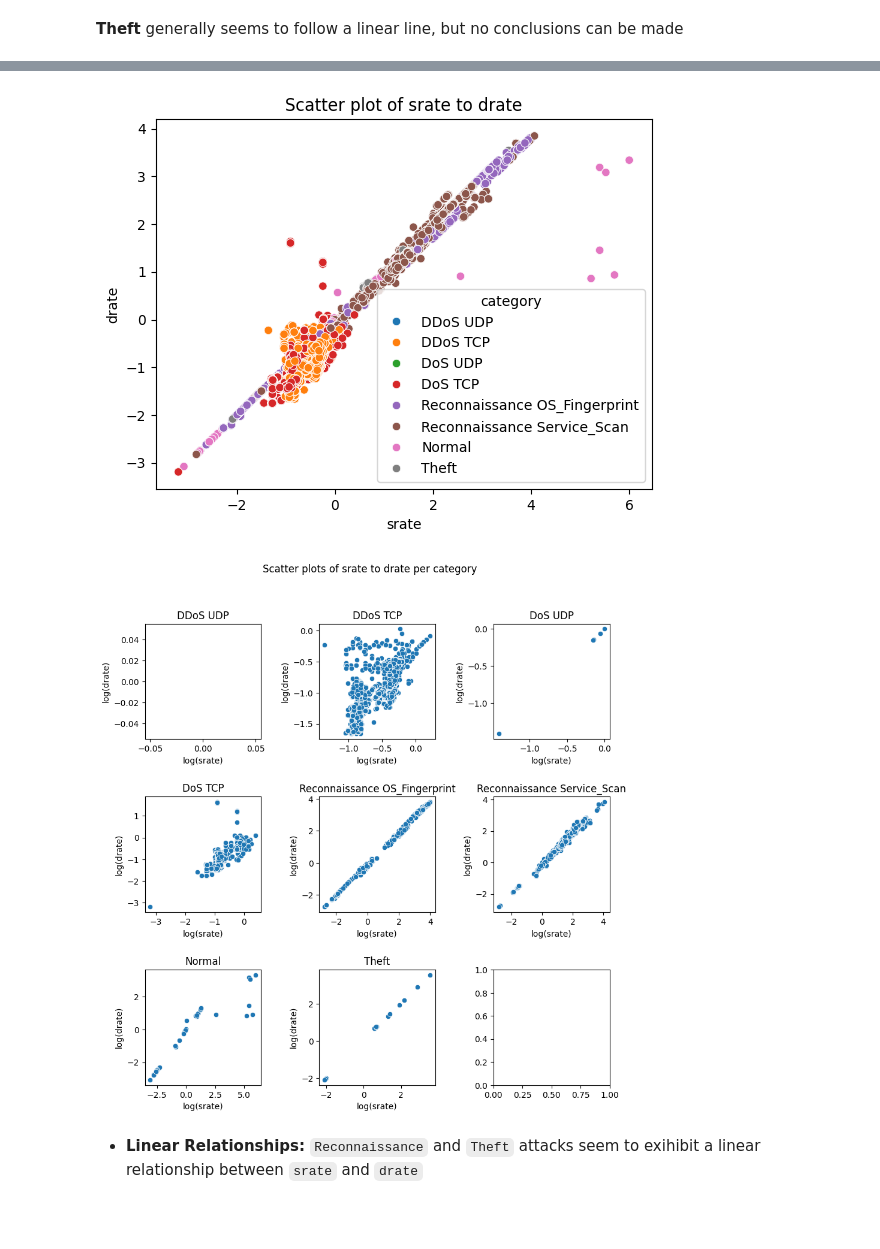
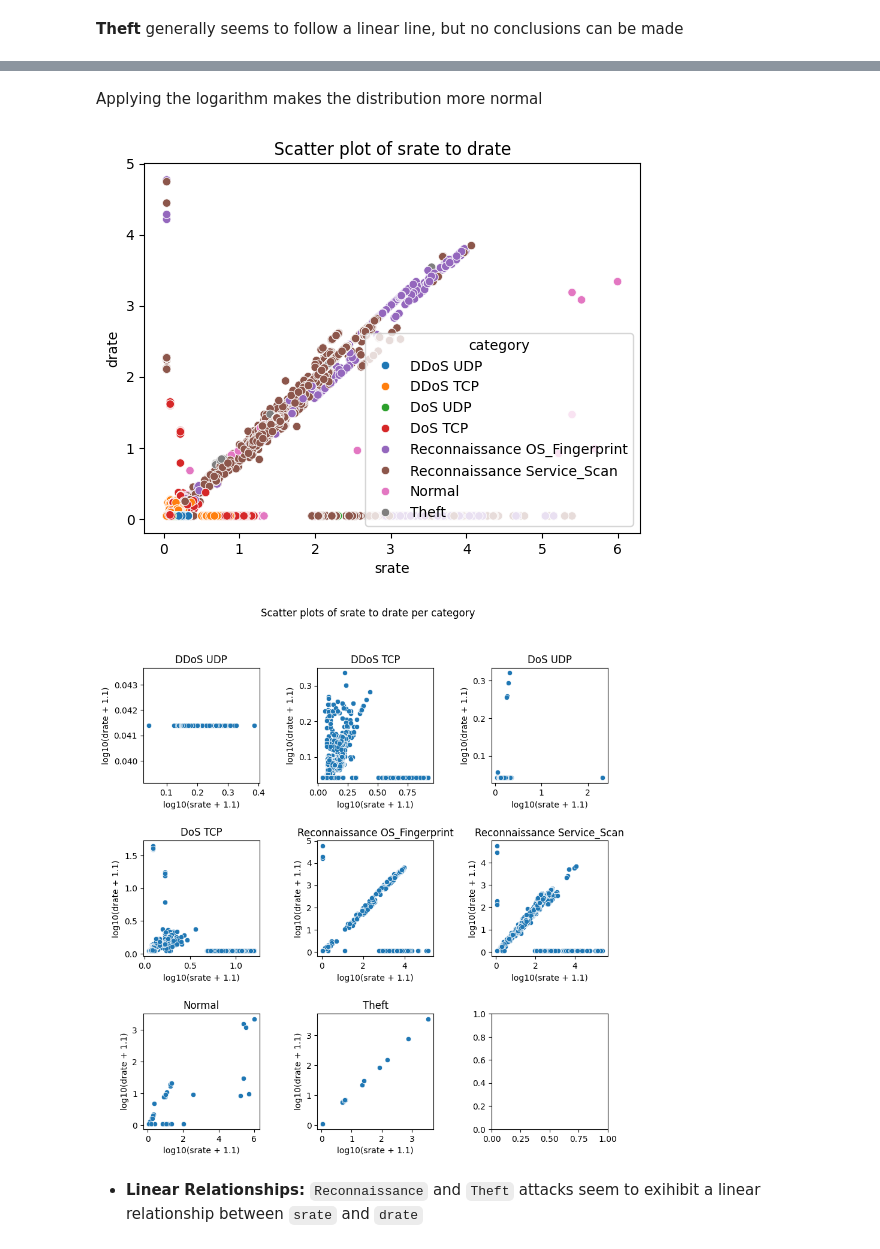
Before and after one commit to merzouka/bds.ml, a Jupyter notebook: eda/eda.ipynb, the cells around one changed output, grey strips where cells are left out. Cells and saved outputs as stored; diff of their text form; code cells hidden in the pictures; blank space fills up the shorter version.

```diff
--- a/eda/eda.ipynb
+++ b/eda/eda.ipynb
@@ -180,3 +184,0 @@ The same can be said for `drate`
-# %%
-training['srate'] = np.log10(training['srate'])
-training['drate'] = np.log10(training['drate'])
@@ -182,0 +187,6 @@ training['drate'] = np.log10(training['drate'])
+# %%
+training_chk1 = training.copy()
+training['srate'] = np.log10(training['srate'] + 1.1)
+training['drate'] = np.log10(training['drate'] + 1.1)
+# %%
+training['srate_to_drate'] = training['srate'] / training['drate']
@@ -183,32 +209,37 @@ training['drate'] = np.log10(training['drate'])
+# %% [markdown]
+Applying the logarithm makes the distribution more normal
+# %%
+training_chk2 = training.copy()
+training['srate_to_drate'] = np.log10(training['srate_to_drate'])
 # %%
 sns.scatterplot(data=training, hue='category', x='srate', y='drate')
 plt.title('Scatter plot of srate to drate')
-plt.savefig(f'{FIGURES_PATH}/Scatter plot of srate to drate.png')
+plt.savefig(f'{FIGURES_PATH}/Scatter plot of log10(srate + 1.1) to log10(drate + 1.1).png')
 # %% [output]
-[figure, old version]
+[figure, new version]
 # %%
 categories = training['category'].unique()
 fig, axes = plt.subplots(3, 3)
 
 for i in range(3):
   for j in range(3):
     if 3*i + j > 7:
       continue
     category = categories[3* i + j]
     axes[i, j].set_title(category)
-    axes[i, j].set_xlabel('log(srate)')
-    axes[i, j].set_ylabel('log(drate)')
+    axes[i, j].set_xlabel('log10(srate + 1.1)')
+    axes[i, j].set_ylabel('log10(drate + 1.1)')
     sns.scatterplot(
         data=training.loc[training['category'] == category],
         x='srate',
         y='drate',
         ax=axes[i, j]
     ).figure.subplots_adjust(wspace=0.5, hspace=0.5)
 
 fig.set_size_inches(10, 10)
 fig.suptitle('Scatter plots of srate to drate per category')
 plt.savefig(f'{FIGURES_PATH}/Scatter plots of srate to drate per category.png')
 # %% [output]
-[figure, old version]
+[figure, new version]
 # %% [markdown]
 - **Linear Relationships:** `Reconnaissance` and `Theft` attacks seem to exihibit a linear relationship between `srate` and `drate`
```
Also changed, not shown: parts of 18 cells of this notebook.
